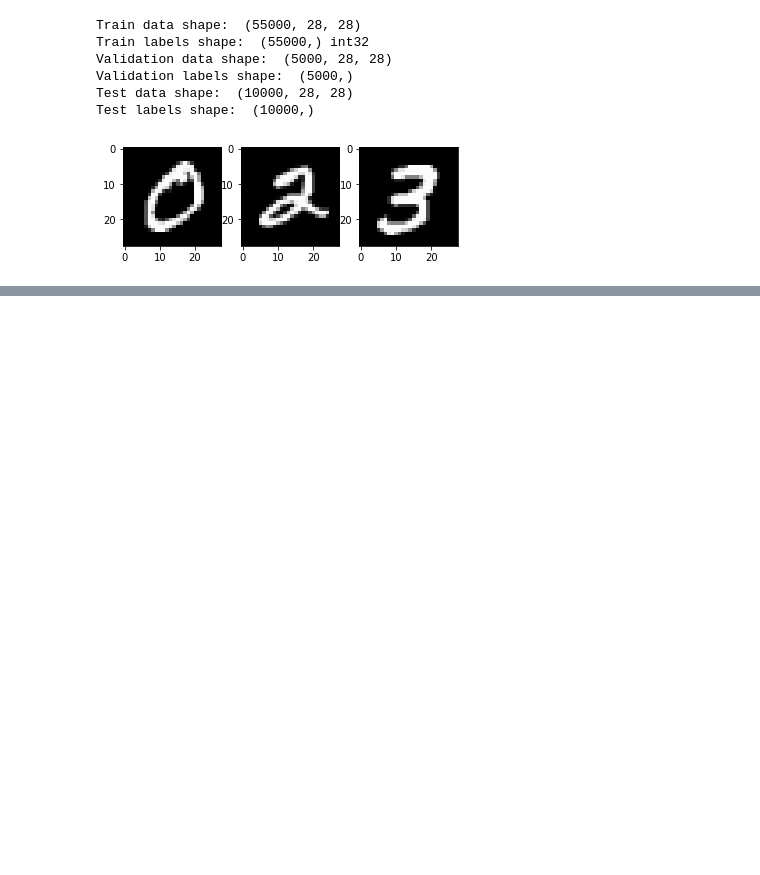
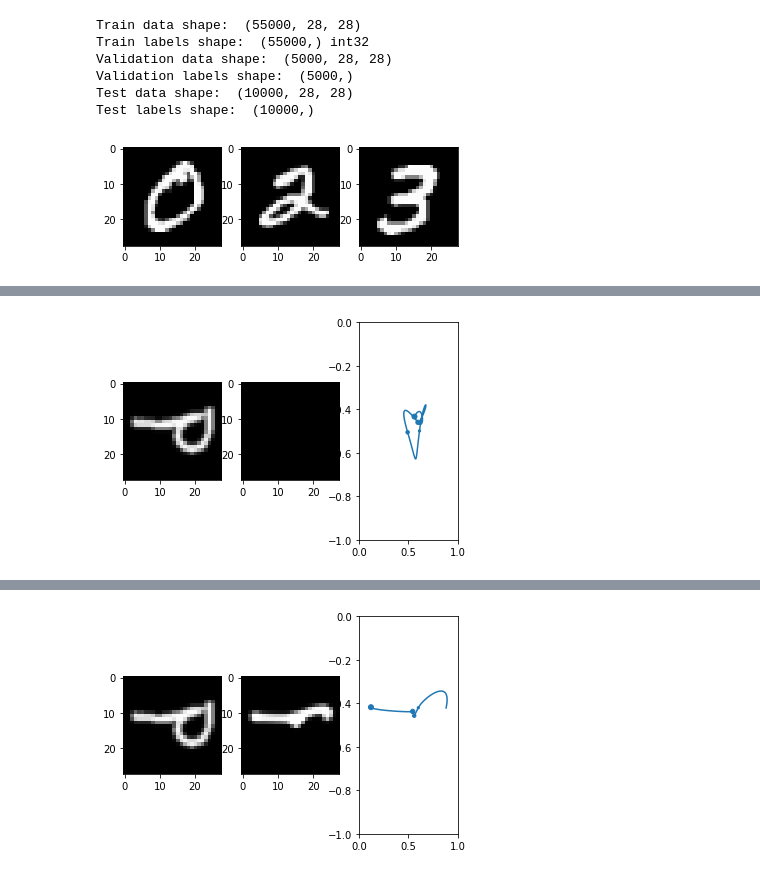
Before and after one commit to bhtang127/curve_fitting, a Jupyter notebook: less_parameters_unsupervise.ipynb, the cells around one changed output, grey strips where cells are left out. Cells and saved outputs as stored; diff of their text form; code cells hidden in the pictures; blank space fills up the shorter version.

```diff
--- a/less_parameters_unsupervise.ipynb
+++ b/less_parameters_unsupervise.ipynb
@@ -405,0 +437,78 @@ plt.show()
+# %%
+def show_img2(fig, image, kimg, xpo, ypo):
+    plt.figure(fig)
+
+    plt.subplot(1,3,1)
+    plt.imshow(image[0,:,:], cmap='gray')
+
+    plt.subplot(1,3,2)
+    plt.imshow(kimg[0,:,:], cmap='gray')
+
+    plt.subplot(1,3,3)
+    xi = xpo[0,:]; yi = ypo[0,:]; t = len(xi)
+    loc_x = xpo[0,::20]; loc_y = ypo[0,::20]
+    n = loc_x.shape[0]
+    s = np.linspace(25, 5, num=n)
+    plt.plot(yi, -xi)
+    plt.scatter(loc_y, -loc_x, s=s)
+    plt.xlim(0,1); plt.ylim(-1,0)
+    return
+# %%
+def run_model(session, total_loss, train_step, X_t, lr,
+              max_iter=2000, print_every=100,
+              plot_losses=True):
+
+    ind = np.random.randint(0,X_t.shape[0],size=1)
+    X_train = X_t[ind,:,:]
+
+    iter_cnt = 0
+    fig = 1
+    losses = []
+    lengthes = []
+    for i in range(max_iter):
+
+        feed_dict = {X: X_train,
+                     Images: X_train}
+
+        loss = session.run(total_loss, feed_dict=feed_dict)
+        session.run(train_step, {X: X_train,
+                                 Images: X_train,
+                                 learning_rate: lr})
+
+        length = session.run(length_penalty, feed_dict)
+
+        losses.append(loss)
+        lengthes.append(length)
+
+        # print every now and then
+        if (iter_cnt % print_every) == 0:
+
+            print("Iteration {0}: with minibatch training loss = {1:.3g} length = {2:.3g}"\
+                  .format(iter_cnt,loss, length))
+
+            ### show img
+
+            xpo, ypo = session.run([x_points, y_points], feed_dict)
+            sigma2 = session.run(sig2, feed_dict)
+            kimg = session.run(kernel_imgs, feed_dict)
+
+            print("Sigma2: {0:.5g}"
+                  .format(sigma2[0]))
+            show_img2(fig, X_train, kimg, xpo,ypo)
+            fig += 1
+            plt.show()
+
+        iter_cnt += 1
+        mean_loss = np.mean(losses)
+        if i != 0 and i % (1000) == 0 and plot_losses:
+            plt.plot(np.array(losses)[i-1000:i+1])
+            plt.grid(True)
+            plt.show()
+    return mean_loss
+
+sess = tf.Session()
+with tf.device("/gpu:0"):
+    sess.run(tf.global_variables_initializer())
+    print('Training')
+    run_model(sess, total_loss, train_step, letter , 1e-3, 2000,400, True)
+# %% [output]
@@ -405,0 +518 @@ plt.show()
+[figure, added]
@@ -405,0 +521 @@ plt.show()
+[figure, added]
```
Also changed, not shown: parts of 6 cells of this notebook, 2 other files.
